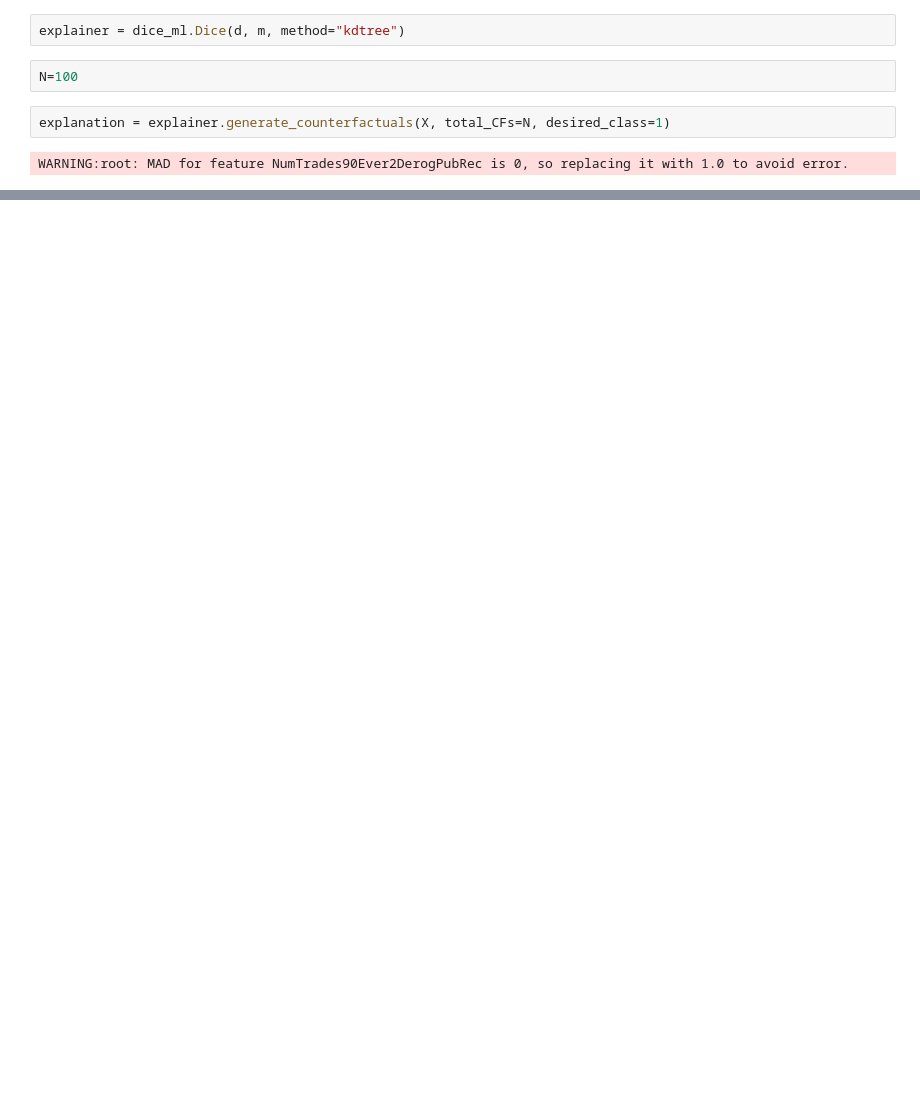
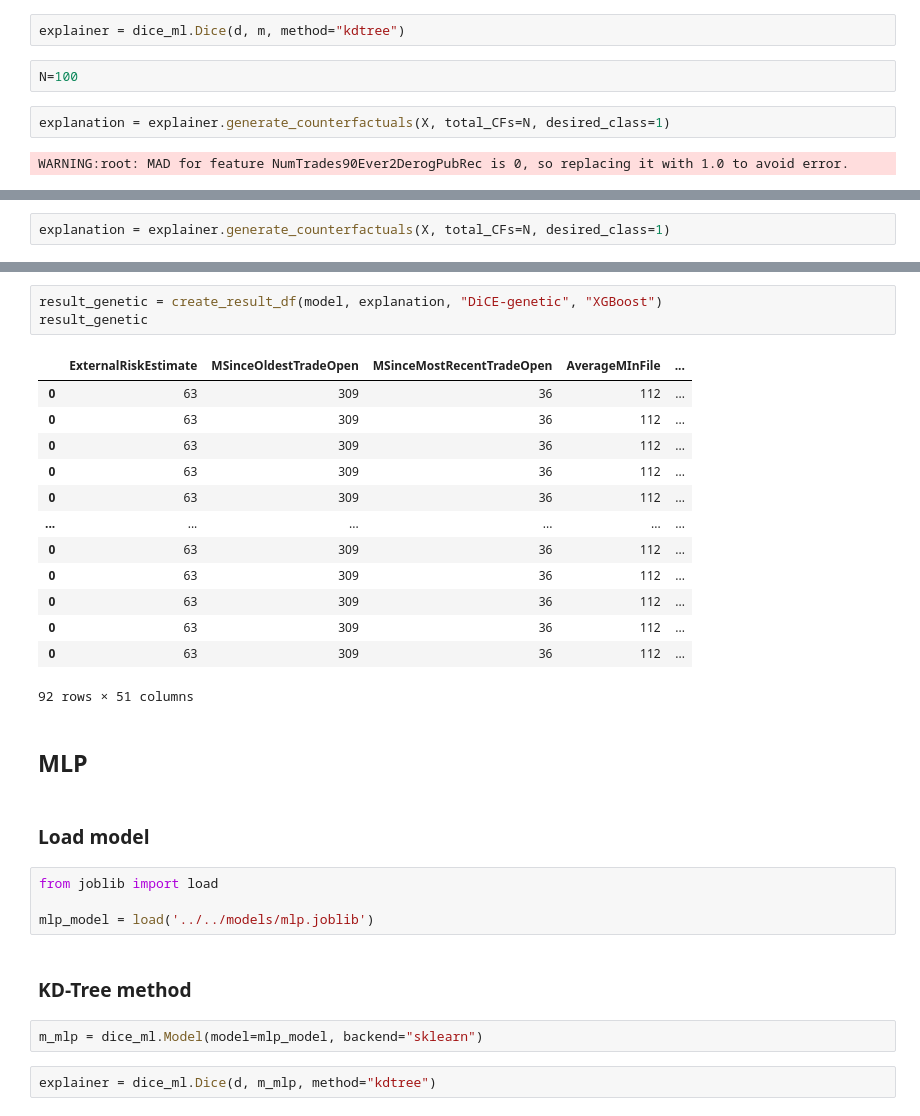
Before and after one commit to ruivieira/experiments, a Jupyter notebook: notebooks/counterfactuals/05-dice.ipynb, the cells around one changed output, grey strips where cells are left out. Cells and saved outputs as stored; diff of their text form; blank space fills up the shorter version.

```diff
--- a/notebooks/counterfactuals/05-dice.ipynb
+++ b/notebooks/counterfactuals/05-dice.ipynb
@@ -170,0 +149,2 @@ Sparsity mean: 16.51, std: 1.2922461065911555
+# %%
+explanation = explainer.generate_counterfactuals(X, total_CFs=N, desired_class=1)
@@ -170,0 +153,31 @@ Sparsity mean: 16.51, std: 1.2922461065911555
+# %%
+result_genetic = create_result_df(model, explanation, "DiCE-genetic", "XGBoost")
+result_genetic
+# %% [output]
+|  | ExternalRiskEstimate | MSinceOldestTradeOpen | MSinceMostRecentTradeOpen | AverageMInFile | ... |
+| 0 | 63 | 309 | 36 | 112 | ... |
+| 0 | 63 | 309 | 36 | 112 | ... |
+| 0 | 63 | 309 | 36 | 112 | ... |
+| 0 | 63 | 309 | 36 | 112 | ... |
+| 0 | 63 | 309 | 36 | 112 | ... |
+| ... | ... | ... | ... | ... | ... |
+| 0 | 63 | 309 | 36 | 112 | ... |
+| 0 | 63 | 309 | 36 | 112 | ... |
+| 0 | 63 | 309 | 36 | 112 | ... |
+| 0 | 63 | 309 | 36 | 112 | ... |
+| 0 | 63 | 309 | 36 | 112 | ... |
+92 rows × 51 columns
+# %% [markdown]
+## MLP
+# %% [markdown]
+### Load model
+# %%
+from joblib import load
+
+mlp_model = load('../../models/mlp.joblib')
+# %% [markdown]
+### KD-Tree method
+# %%
+m_mlp = dice_ml.Model(model=mlp_model, backend="sklearn")
+# %%
+explainer = dice_ml.Dice(d, m_mlp, method="kdtree")
```
Also changed, not shown: parts of 47 cells of this notebook.
